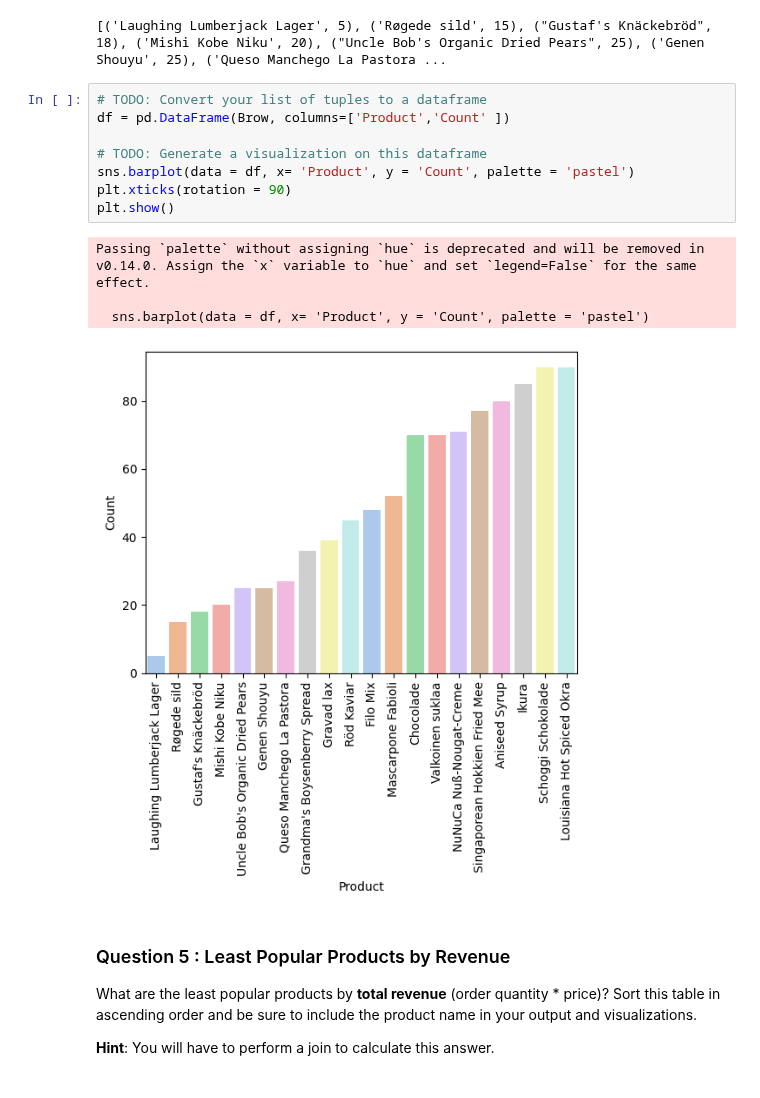
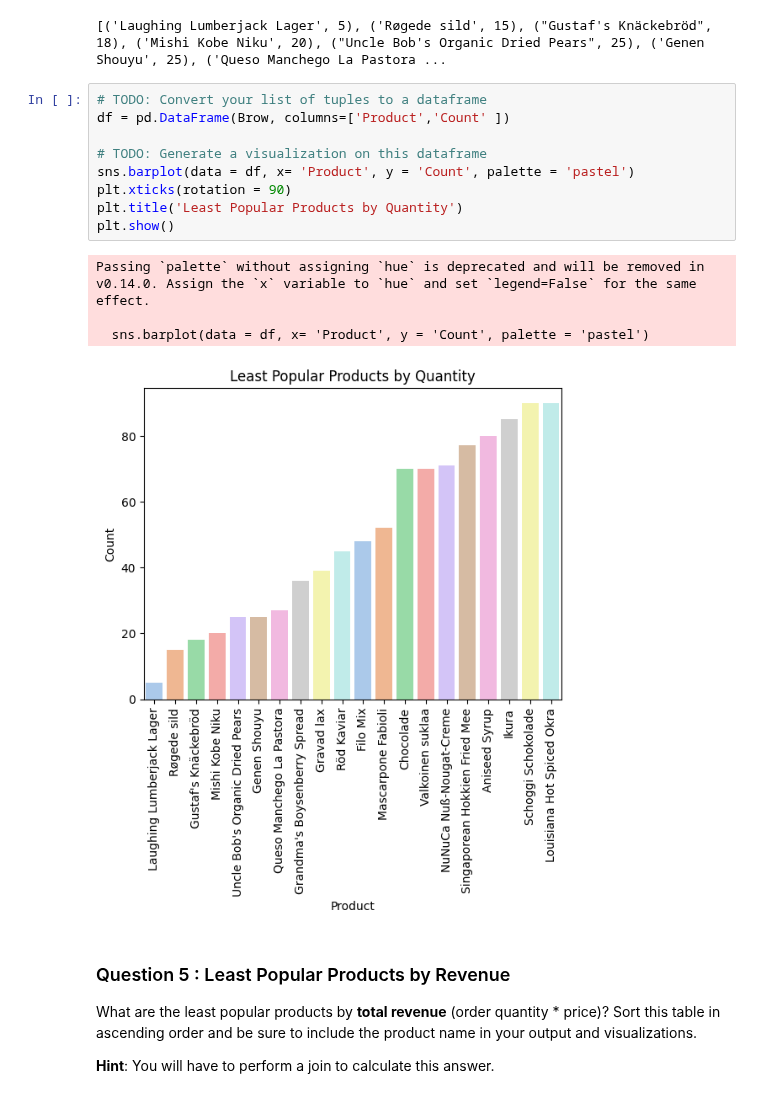
Before and after one commit to szhagnay/TKH-SQL-Ad-Hoc-Analysis, a Jupyter notebook: adhoc_report.ipynb, the cells around one changed output. Drawn from its saved outputs; the diff is of its cells as text.

```diff
--- a/adhoc_report.ipynb
+++ b/adhoc_report.ipynb
@@ -123,16 +125,17 @@ print(Brow)
 # %%
 # TODO: Convert your list of tuples to a dataframe
 df = pd.DataFrame(Brow, columns=['Product','Count' ])
 
 # TODO: Generate a visualization on this dataframe
 sns.barplot(data = df, x= 'Product', y = 'Count', palette = 'pastel')
 plt.xticks(rotation = 90)
+plt.title('Least Popular Products by Quantity')
 plt.show()
 # %% [output]
 Passing `palette` without assigning `hue` is deprecated and will be removed in v0.14.0. Assign the `x` variable to `hue` and set `legend=False` for the same effect.
 
   sns.barplot(data = df, x= 'Product', y = 'Count', palette = 'pastel')
-[figure, old version]
+[figure, new version]
 # %% [markdown]
 ### Question 5 : Least Popular Products by Revenue
 
```
Also changed, not shown: parts of 6 cells of this notebook.
